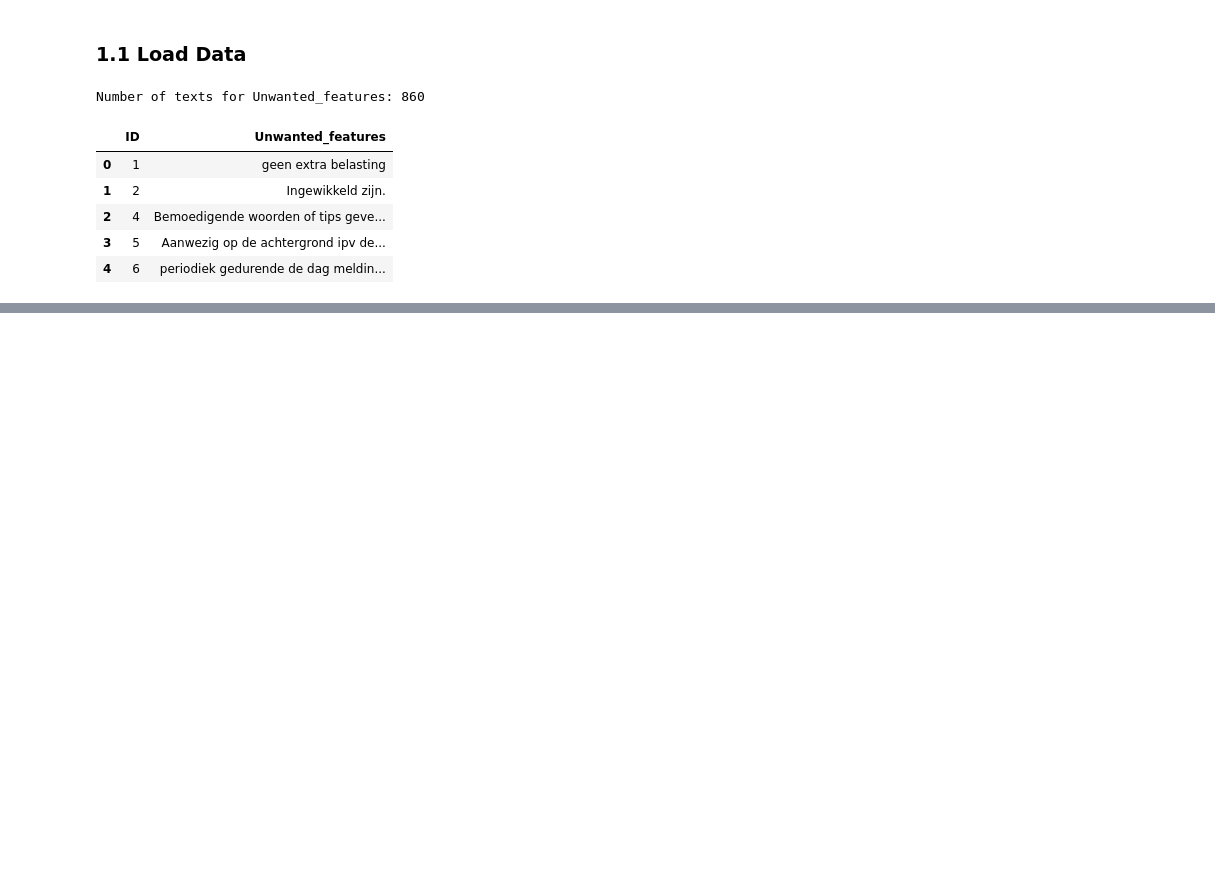
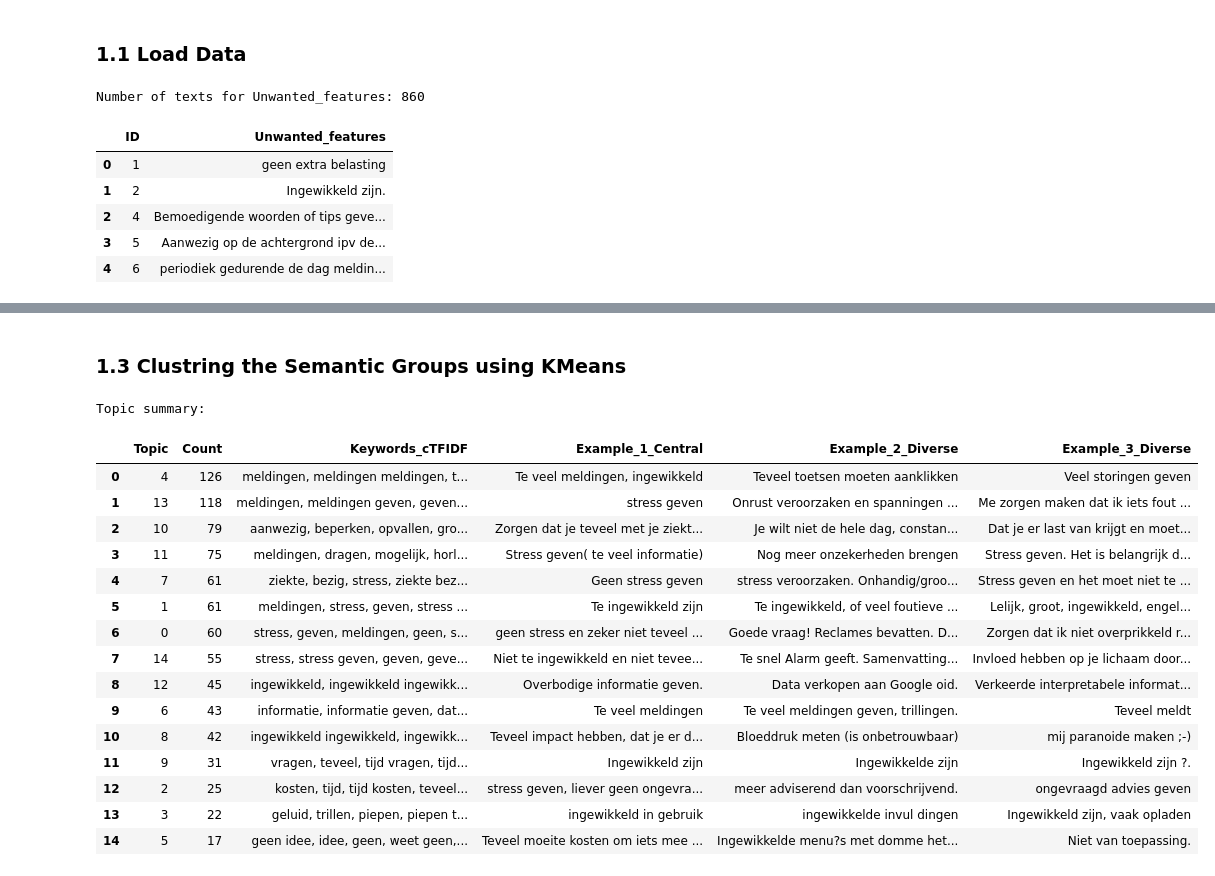
Before and after one commit to zhang-jiaxu/IBDigitalNLP, a Jupyter notebook: open_question_analysis.ipynb, the cells around one changed output, grey strips where cells are left out. Drawn from its saved outputs; the diff is of its cells as text; code cells hidden in the pictures; blank space fills up the shorter version.

```diff
--- a/open_question_analysis.ipynb
+++ b/open_question_analysis.ipynb
@@ -303,11 +73,0 @@ Number of answers containing 'tijd / kosten': 73
-# %%
-# load embeddings
-import numpy as np
-import pandas as pd
-embeddings_flare = np.load("embeddings/emb_Reason_flare.npy")
-print(embeddings_flare.shape)
-df_reason_flare = pd.read_csv("data/answers_for_embedding_Reason_flare.csv")
-texts = df_reason_flare["Reason_flare"].astype(str).tolist()
-print(len(texts))
-pd.set_option('display.max_colwidth', 200)
-df_reason_flare.head()
@@ -694,4 +73,0 @@ model.get_topic_info()
-# %%
-doc_info = model.get_document_info(texts_filtered)
-pd.set_option('display.max_colwidth', 200)
-doc_info.iloc[:, :3][:20]
@@ -730,0 +192,2 @@ model.visualize_documents(texts_filtered)
+# %% [markdown]
+### 1.3 Clustring the Semantic Groups using KMeans
@@ -730,0 +223,59 @@ model.visualize_documents(texts_filtered)
+# %%
+from scipy.sparse import csr_matrix
+
+topic_docs = df.groupby("Topic")[TEXT_COL].apply(lambda s: " ".join(s)).tolist()
+
+cv = CountVectorizer(stop_words=stopwords, ngram_range=(1,2), min_df=2)
+X = cv.fit_transform(topic_docs)  # (n_topics, vocab)
+vocab = np.array(cv.get_feature_names_out())
+
+# c-TF-IDF
+# tf: counts per topic
+tf = X
+
+# df: in how many topics term appears
+df_term = np.asarray((X > 0).sum(axis=0)).ravel()
+N = X.shape[0]
+idf = np.log((N + 1) / (df_term + 1)) + 1.0  # smoothed IDF
+
+# tf-idf-like weighting for class-based docs
+ctfidf = tf.multiply(idf)  # sparse
+
+def top_ctfidf_words(topic_id, top_n=10):
+    row = ctfidf.getrow(topic_id)
+    if row.nnz == 0:
+        return []
+    top_idx = np.argsort(row.data)[::-1][:top_n]
+    return vocab[row.indices[top_idx]].tolist()
+
+topic_keywords = {t: ", ".join(top_ctfidf_words(t, 12)) for t in range(num_topics)}
+
+topic_counts = df["Topic"].value_counts().reindex(range(num_topics), fill_value=0)
+
+topic_summary = pd.DataFrame({
+    "Topic": range(num_topics),
+    "Count": topic_counts.values,
+    "Keywords_cTFIDF": [topic_keywords.get(t, "") for t in range(num_topics)],
+}).merge(topic_examples_df, left_on="Topic", right_index=True, how="left")
+
+topic_summary = topic_summary.sort_values("Count", ascending=False).reset_index(drop=True)
+print("Topic summary:")
+topic_summary.head(30)
+# %% [output]
+Topic summary:
+|  | Topic | Count | Keywords_cTFIDF | Example_1_Central | Example_2_Diverse | Example_3_Diverse |
+| 0 | 4 | 126 | meldingen, meldingen meldingen, t... | Te veel meldingen, ingewikkeld | Teveel toetsen moeten aanklikken | Veel storingen geven |
+| 1 | 13 | 118 | meldingen, meldingen geven, geven... | stress geven | Onrust veroorzaken en spanningen ... | Me zorgen maken dat ik iets fout ... |
+| 2 | 10 | 79 | aanwezig, beperken, opvallen, gro... | Zorgen dat je teveel met je ziekt... | Je wilt niet de hele dag, constan... | Dat je er last van krijgt en moet... |
+| 3 | 11 | 75 | meldingen, dragen, mogelijk, horl... | Stress geven( te veel informatie) | Nog meer onzekerheden brengen | Stress geven. Het is belangrijk d... |
+| 4 | 7 | 61 | ziekte, bezig, stress, ziekte bez... | Geen stress geven | stress veroorzaken. Onhandig/groo... | Stress geven en het moet niet te ... |
+| 5 | 1 | 61 | meldingen, stress, geven, stress ... | Te ingewikkeld zijn | Te ingewikkeld, of veel foutieve ... | Lelijk, groot, ingewikkeld, engel... |
+| 6 | 0 | 60 | stress, geven, meldingen, geen, s... | geen stress en zeker niet teveel ... | Goede vraag! Reclames bevatten. D... | Zorgen dat ik niet overprikkeld r... |
+| 7 | 14 | 55 | stress, stress geven, geven, geve... | Niet te ingewikkeld en niet tevee... | Te snel Alarm geeft. Samenvatting... | Invloed hebben op je lichaam door... |
+| 8 | 12 | 45 | ingewikkeld, ingewikkeld ingewikk... | Overbodige informatie geven. | Data verkopen aan Google oid. | Verkeerde interpretabele informat... |
+| 9 | 6 | 43 | informatie, informatie geven, dat... | Te veel meldingen | Te veel meldingen geven, trillingen. | Teveel meldt |
+| 10 | 8 | 42 | ingewikkeld ingewikkeld, ingewikk... | Teveel impact hebben, dat je er d... | Bloeddruk meten (is onbetrouwbaar) | mij paranoide maken ;-) |
+| 11 | 9 | 31 | vragen, teveel, tijd vragen, tijd... | Ingewikkeld zijn | Ingewikkelde zijn | Ingewikkeld zijn ?. |
+| 12 | 2 | 25 | kosten, tijd, tijd kosten, teveel... | stress geven, liever geen ongevra... | meer adviserend dan voorschrijvend. | ongevraagd advies geven |
+| 13 | 3 | 22 | geluid, trillen, piepen, piepen t... | ingewikkeld in gebruik | ingewikkelde invul dingen | Ingewikkeld zijn, vaak opladen |
+| 14 | 5 | 17 | geen idee, idee, geen, weet geen,... | Teveel moeite kosten om iets mee ... | Ingewikkelde menu?s met domme het... | Niet van toepassing. |
```
Also changed, not shown: parts of 31 cells of this notebook, 5 other files.
